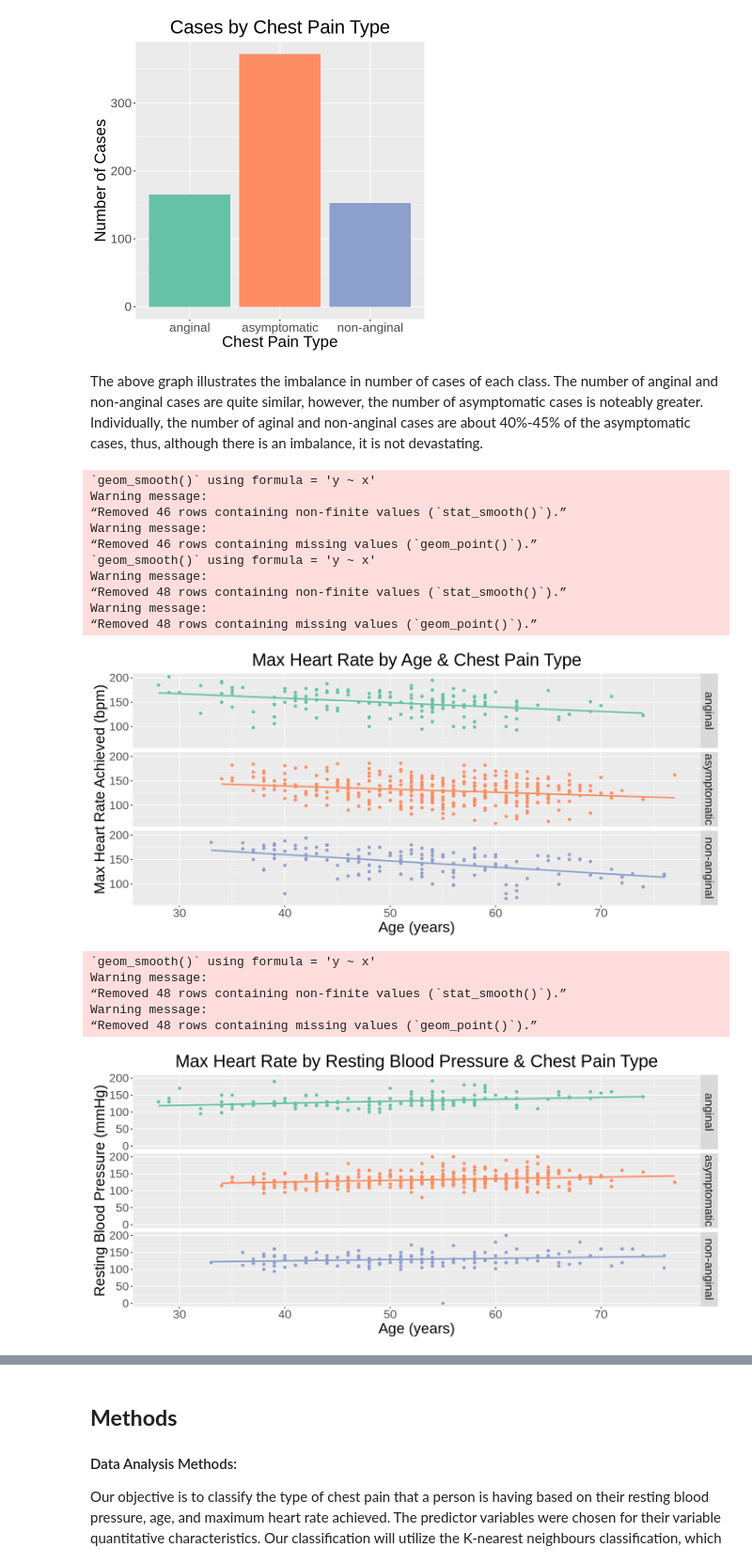
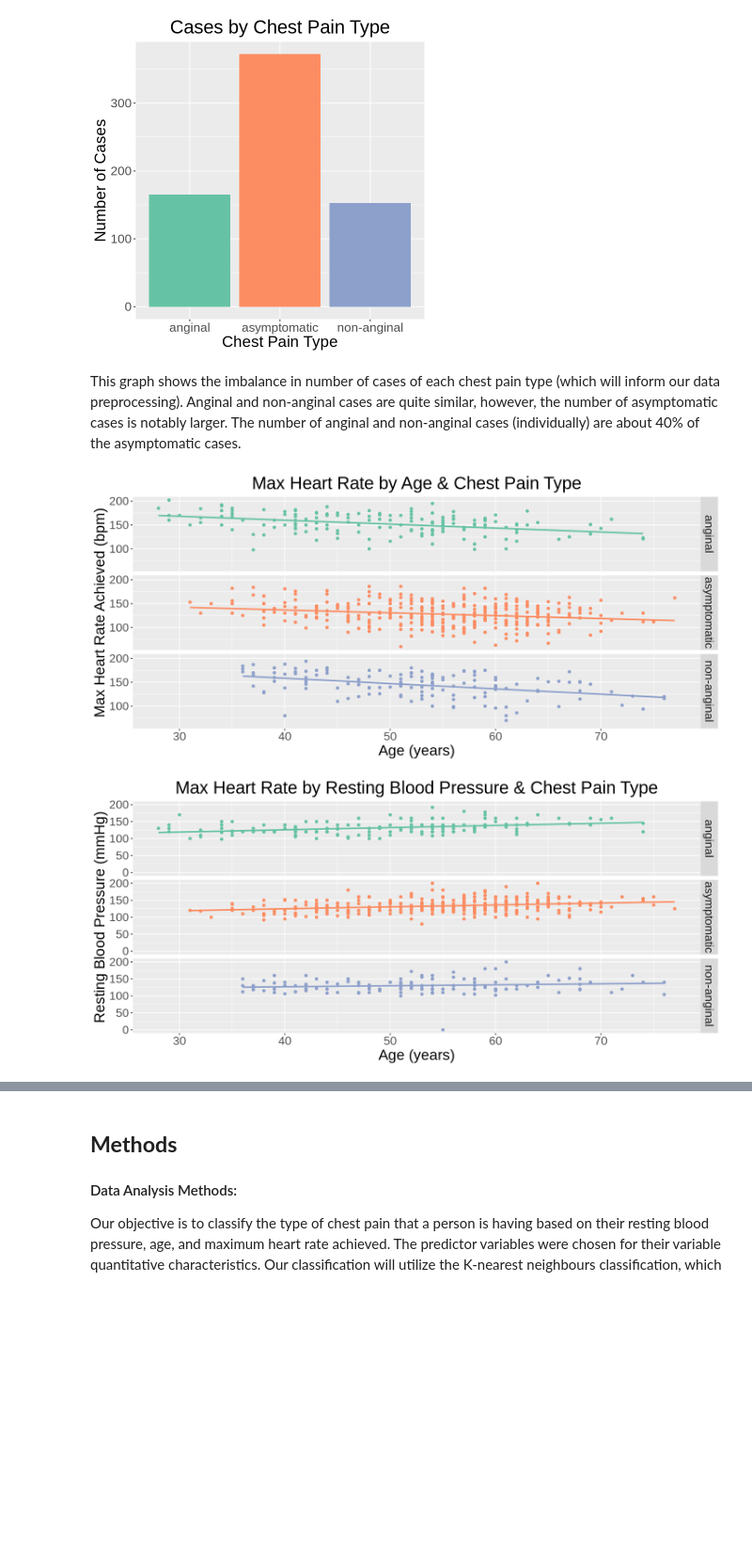
Before and after one commit to aaelbaz/DSCI-100-Group-Project, a Jupyter notebook: group_project_proposal.ipynb, the cells around one changed output, grey strips where cells are left out. Shown at 94% size. Drawn from its saved outputs; the diff is of its cells as text; code cells hidden in the pictures; blank space fills up the shorter version.

Commit message:
Shortened introduction and preliminary exploratory data analysis and got rid of warnings on graphs

```diff
--- a/group_project_proposal.ipynb
+++ b/group_project_proposal.ipynb
@@ -119,54 +135,39 @@ class_plot
 # %% [output]
 [figure]
 # %% [markdown]
-The above graph illustrates the imbalance in number of cases of each class. The number of anginal and non-anginal cases are quite similar, however, the number of asymptomatic cases is noteably greater. Individually, the number of aginal and non-anginal cases are about 40%-45% of the asymptomatic cases, thus, although there is an imbalance, it is not devastating.
+This graph shows the imbalance in number of cases of each chest pain type (which will inform our data preprocessing). Anginal and non-anginal cases are quite similar, however, the number of asymptomatic cases is notably larger. The number of anginal and non-anginal cases (individually) are about 40% of the asymptomatic cases.
 # %%
 options(repr.plot.width = 12, repr.plot.height = 5.5)
 
 hr_age_plot <- ggplot(heart_disease_train, aes(x = age, y = max_hr, color = cp_type)) +
                 geom_point(show.legend = FALSE) +
                 labs(x = "Age (years)", y = "Max Heart Rate Achieved (bpm)", color = "Chest Pain Type") +
                 ggtitle("Max Heart Rate by Age & Chest Pain Type") +
                 facet_grid(rows = vars(cp_type)) +
-                geom_smooth(method = "lm", se = FALSE, show.legend = FALSE) +
+                geom_smooth(method = "lm", se = FALSE, formula = y ~ x, show.legend = FALSE) +
                 scale_color_brewer(palette = "Set2") +
                 theme(text = element_text(size = 20), plot.title = element_text(hjust = 0.5))
-hr_age_plot
+suppressWarnings(print(hr_age_plot))
 
 bp_age_plot <- ggplot(heart_disease_train, aes(x = age, y = rest_bp, color = cp_type)) +
                 geom_point(show.legend = FALSE) +
                 labs(x = "Age (years)", y = "Resting Blood Pressure (mmHg)", color = "Chest Pain Type") +
                 ggtitle("Max Heart Rate by Resting Blood Pressure & Chest Pain Type") +
                 facet_grid(rows = vars(cp_type)) +
-                geom_smooth(method = "lm", se = FALSE, show.legend = FALSE) +
+                geom_smooth(method = "lm", se = FALSE, formula = y ~ x, show.legend = FALSE) +
                 scale_color_brewer(palette = "Set2") +
                 theme(text = element_text(size = 20), plot.title = element_text(hjust = 0.5))
-bp_age_plot
+suppressWarnings(print(bp_age_plot))
 
 hr_bp_plot <- ggplot(heart_disease_train, aes(x = rest_bp, y = max_hr, color = cp_type)) +
                 geom_point(show.legend = FALSE) +
                 labs(x = "Resting Blood Pressure (mmHg)", y = "Max Heart Rate Achieved (bpm)", color = "Chest Pain Type") +
                 ggtitle("Max Heart Rate by Resting Blood Pressure & Chest Pain Type") +
                 facet_grid(rows = vars(cp_type)) +
-                geom_smooth(method = "lm", se = FALSE, show.legend = FALSE) +
+                geom_smooth(method = "lm", se = FALSE, formula = y ~ x, show.legend = FALSE) +
                 scale_color_brewer(palette = "Set2") +
                 theme(text = element_text(size = 20), plot.title = element_text(hjust = 0.5))
-hr_bp_plot
+suppressWarnings(print(hr_bp_plot))
 # %% [output]
-`geom_smooth()` using formula = 'y ~ x'
-Warning message:
-“Removed 46 rows containing non-finite values (`stat_smooth()`).”
-Warning message:
-“Removed 46 rows containing missing values (`geom_point()`).”
-`geom_smooth()` using formula = 'y ~ x'
-Warning message:
-“Removed 48 rows containing non-finite values (`stat_smooth()`).”
-Warning message:
-“Removed 48 rows containing missing values (`geom_point()`).”
-[figure, old version]
+[figure, new version]
-`geom_smooth()` using formula = 'y ~ x'
-Warning message:
-“Removed 48 rows containing non-finite values (`stat_smooth()`).”
-Warning message:
-“Removed 48 rows containing missing values (`geom_point()`).”
-[figure, old version]
+[figure, new version]
```
Also changed, not shown: parts of 8 cells of this notebook.
